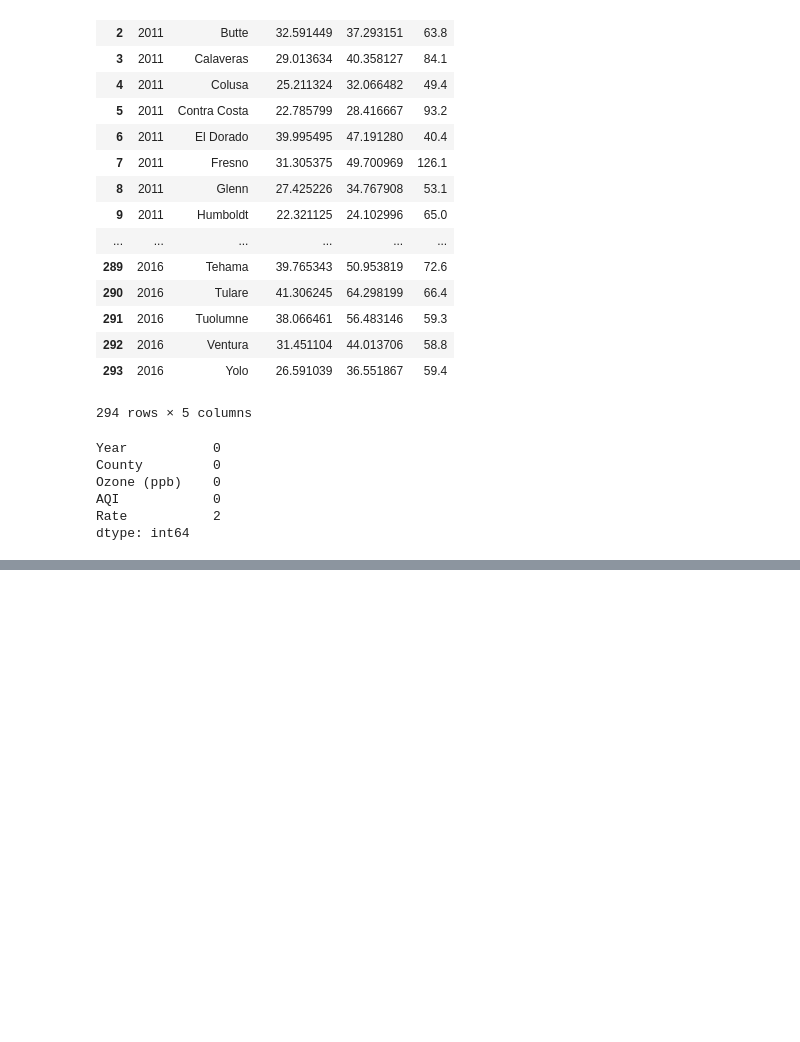
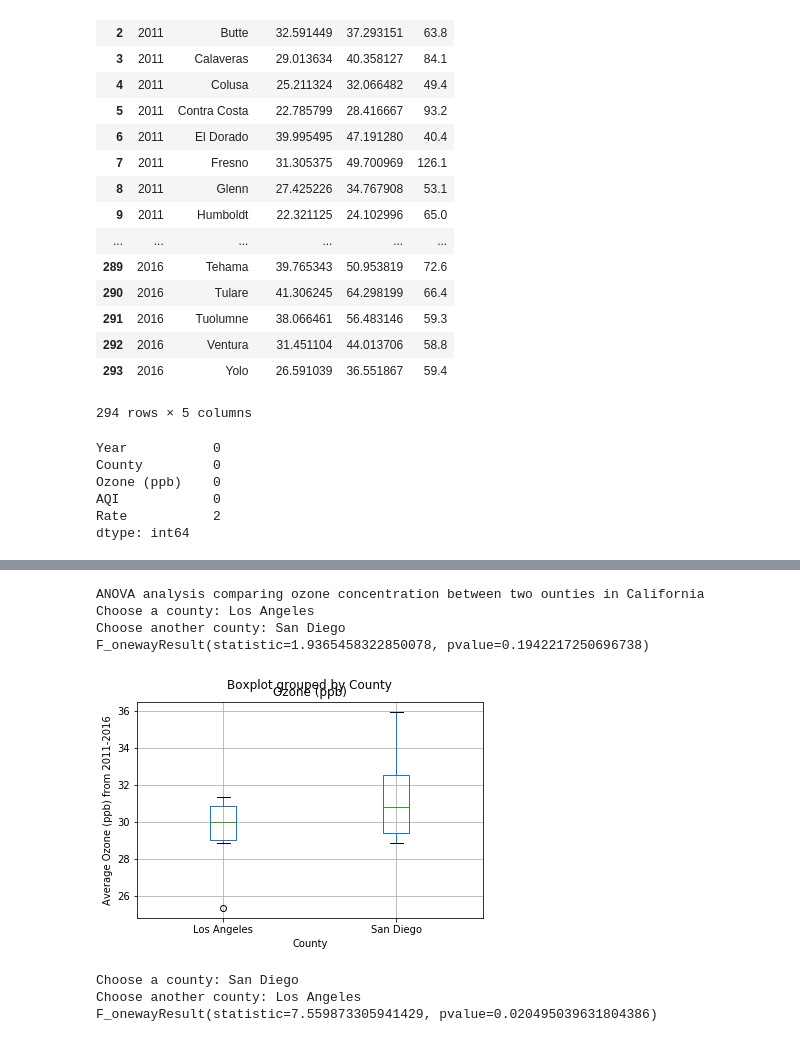
Before and after one commit to shaheen19/Climate-myth, a Jupyter notebook: asthma.ipynb, the cells around one changed output, grey strips where cells are left out. Saved outputs shown, nothing was run; the diff lists cells and outputs as text; code cells hidden in the pictures; blank space fills up the shorter version.

```diff
--- a/asthma.ipynb
+++ b/asthma.ipynb
@@ -236,6 +324,6 @@ asthma_group
 # %%
-oa_df = pd.merge(ozone_group, asthma_group, on=['Year','County'])
-oa_df
+oa_children_df = pd.merge(ozone_group, asthma_children_group, on=['Year','County'])
+oa_children_df
 # %% [output]
 |  | Year | County | Ozone (ppb) | AQI | Rate |
 | 0 | 2011 | Alameda | 21.322507 | 26.141045 | 75.9 |
@@ -265,4 +353,4 @@ AQI            0
 Rate           2
 dtype: int64
 # %%
-oa_df = oa_df.dropna()
+oa_children_df = oa_df.dropna()
@@ -325,0 +411,3 @@ for year in years:
+# %%
+counties = oa_children_df['County'].unique()
+counties
@@ -325,0 +425,40 @@ for year in years:
+# %%
+# ANOVA - Counties (Mean Ozone)
+ozone_dict = {}
+for county in counties:
+    if county not in ozone_dict:
+        ozone_dict[county] = list(oa_children_df.loc[oa_df['County']==county,:]['Ozone (ppb)'])
+
+print("ANOVA analysis comparing ozone concentration between two ounties in California ")
+try:
+    ozone_compare1 = input("Choose a county: ")
+    ozone_compare2 = input("Choose another county: ")
+    print(stats.f_oneway(ozone_dict[ozone_compare1], ozone_dict[ozone_compare2]))
+    comparison_df = pd.DataFrame(oa_children_df.loc[(oa_children_df['County']==ozone_compare1) | (oa_children_df['County']==ozone_compare2),:])
+    comparison_df.boxplot('Ozone (ppb)', by='County')
+    plt.ylabel("Average Ozone (ppb) from 2011-2016")
+except KeyError:
+    print("Could not find county")
+#comparison_df.head()
+# %% [output]
+ANOVA analysis comparing ozone concentration between two ounties in California
+Choose a county: Los Angeles
+Choose another county: San Diego
+F_onewayResult(statistic=1.9365458322850078, pvalue=0.1942217250696738)
+[figure, added]
+# %%
+# ANOVA - Counties (Mean AQI)
+aqi_dict = {}
+for county in counties:
+    if county not in aqi_dict:
+        aqi_dict[county] = list(oa_df.loc[oa_children_df['County']==county,:]['AQI'])
+try:
+    aqi_compare1 = input("Choose a county: ")
+    aqi_compare2 = input("Choose another county: ")
+    print(stats.f_oneway(aqi_dict[aqi_compare1], aqi_dict[aqi_compare2]))
+except KeyError:
+    print("Could not find county")
+# %% [output]
+Choose a county: San Diego
+Choose another county: Los Angeles
+F_onewayResult(statistic=7.559873305941429, pvalue=0.020495039631804386)
```
Also changed, not shown: parts of 31 cells of this notebook.
